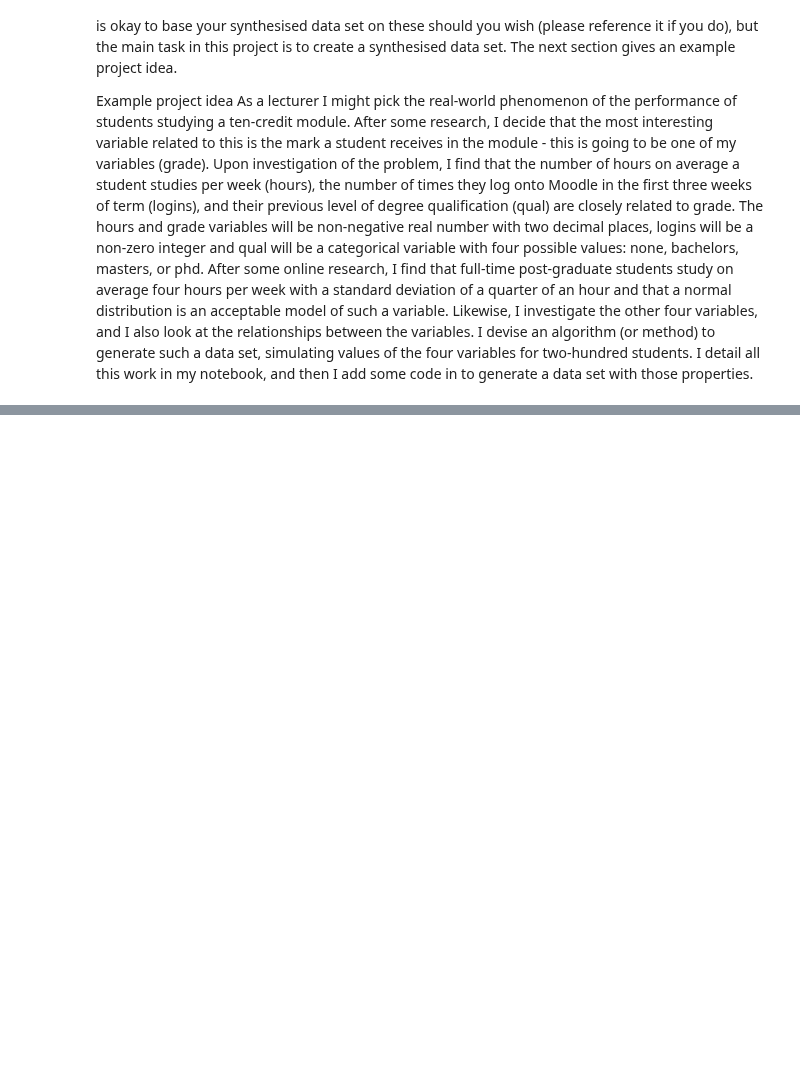
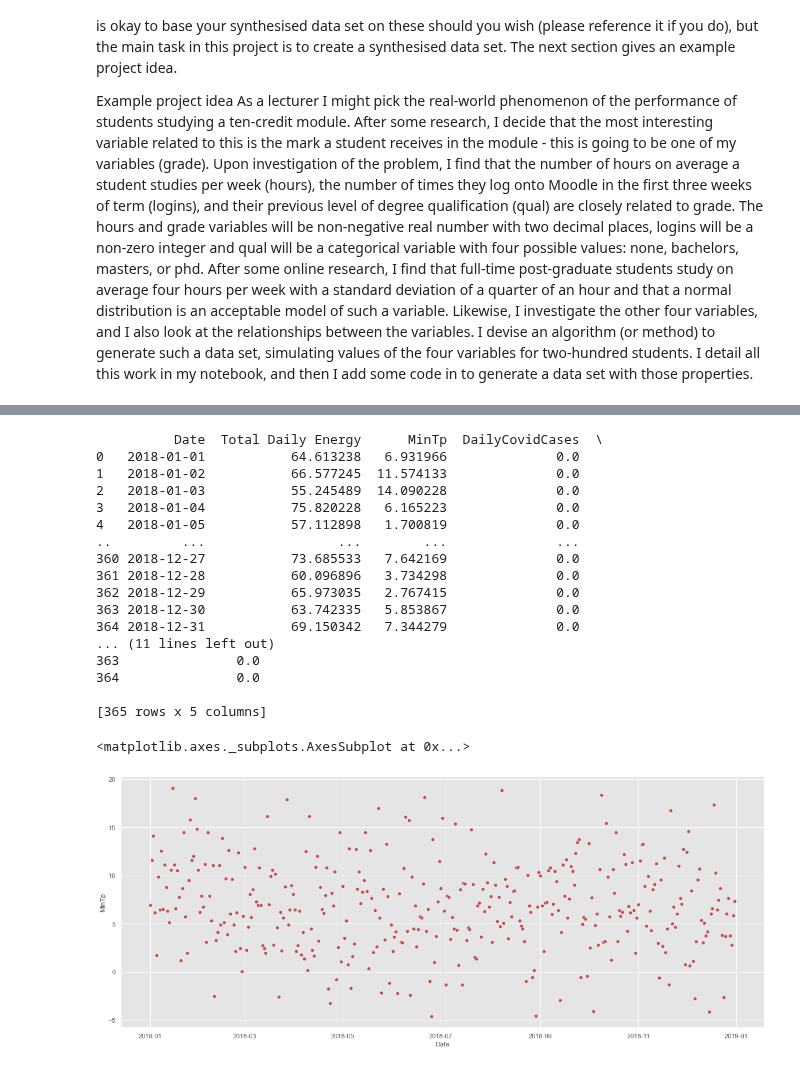
Before and after one commit to Keitho08/Prog_for_data_analyis_project_2020, a Jupyter notebook: Programming_for_Data_Analysis_Project_2020.ipynb, the cells around one changed output, grey strips where cells are left out. Saved outputs shown, nothing was run; the diff lists cells and outputs as text; code cells hidden in the pictures; blank space fills up the shorter version.

```diff
--- a/Programming_for_Data_Analysis_Project_2020.ipynb
+++ b/Programming_for_Data_Analysis_Project_2020.ipynb
@@ -91,0 +103,41 @@ plt.show()
+# %%
+import numpy as np
+import pandas as pd
+import datetime
+
+np.random.seed(2)
+
+start2018 = datetime.datetime(2018, 1, 1)
+end2018 = datetime.datetime(2018, 12, 31)
+dates2018 = pd.date_range(start2018, end2018, freq='d')
+#synEne2018 = np.random.poisson(lam=66.883795, size=365)
+#synMintp2018 = np.random.poisson(lam= 7.203288, size=365)
+synEne2018 = np.random.normal(loc=66.883795, scale=5.448145, size=365)
+synMintp2018 = np.random.normal(loc=7.203288, scale=4.690315, size=365)
+synCovidDailyCases2018 = np.random.normal(loc=0.0, scale=0.0, size=365)
+synCovidDailyDeaths2018 = np.random.normal(loc=0.0, scale=0.0, size=365)
+syn2018data = pd.DataFrame({'Date': dates2018, 'Total Daily Energy': synEne2018, 'MinTp': synMintp2018, 'DailyCovidCases': synCovidDailyCases2018, 'DailyCovidDeaths': synCovidDailyDeaths2018})
+print(syn2018data)
+
+fig, ax =plt.subplots()
+sns.scatterplot(x="Date", y='MinTp', data=syn2018data[0:], color='r')
+# %% [output]
+          Date  Total Daily Energy      MinTp  DailyCovidCases  \
+0   2018-01-01           64.613238   6.931966              0.0
+1   2018-01-02           66.577245  11.574133              0.0
+2   2018-01-03           55.245489  14.090228              0.0
+3   2018-01-04           75.820228   6.165223              0.0
+4   2018-01-05           57.112898   1.700819              0.0
+..         ...                 ...        ...              ...
+360 2018-12-27           73.685533   7.642169              0.0
+361 2018-12-28           60.096896   3.734298              0.0
+362 2018-12-29           65.973035   2.767415              0.0
+363 2018-12-30           63.742335   5.853867              0.0
+364 2018-12-31           69.150342   7.344279              0.0
+... (11 lines left out)
+363               0.0
+364               0.0
+
+[365 rows x 5 columns]
+<matplotlib.axes._subplots.AxesSubplot at 0x...>
+[figure, added]
```
Also changed, not shown: parts of 7 cells of this notebook, 3 other files.
